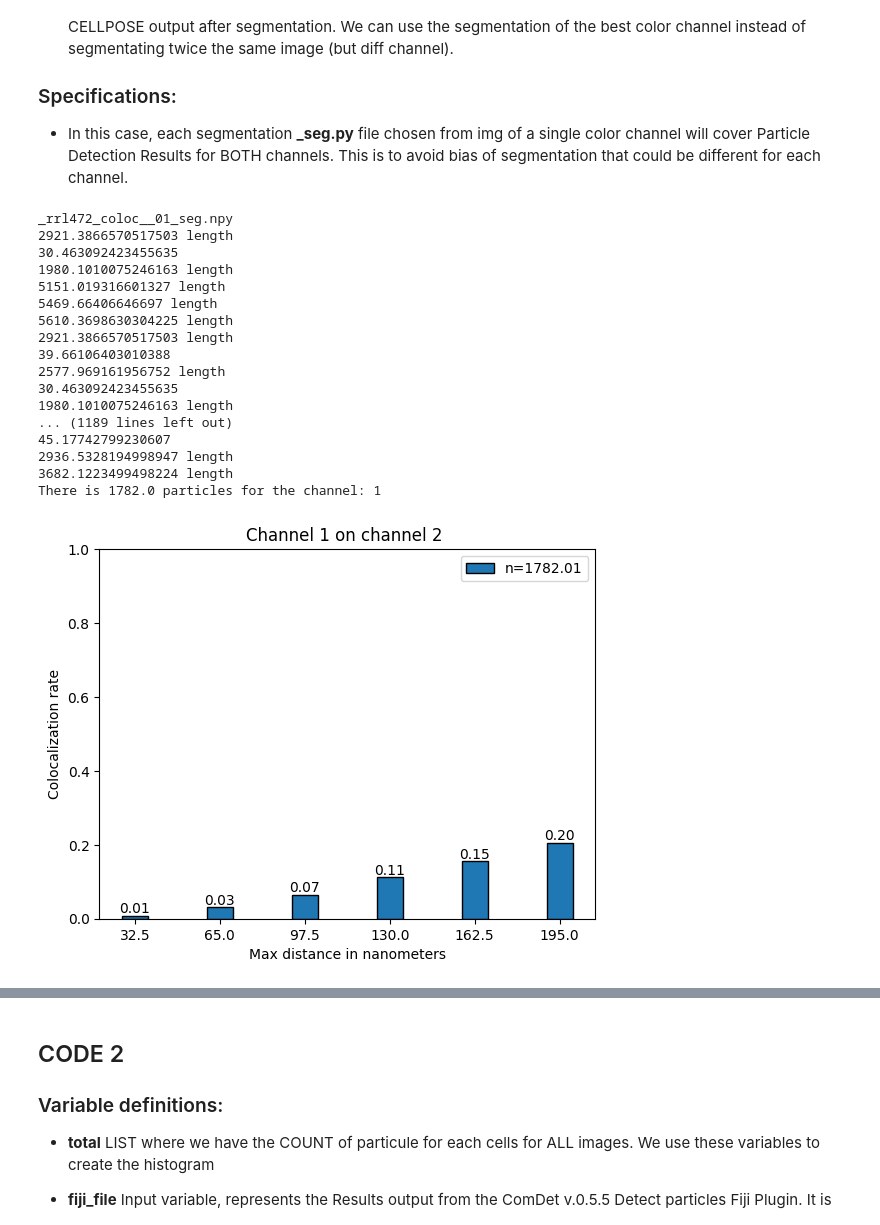
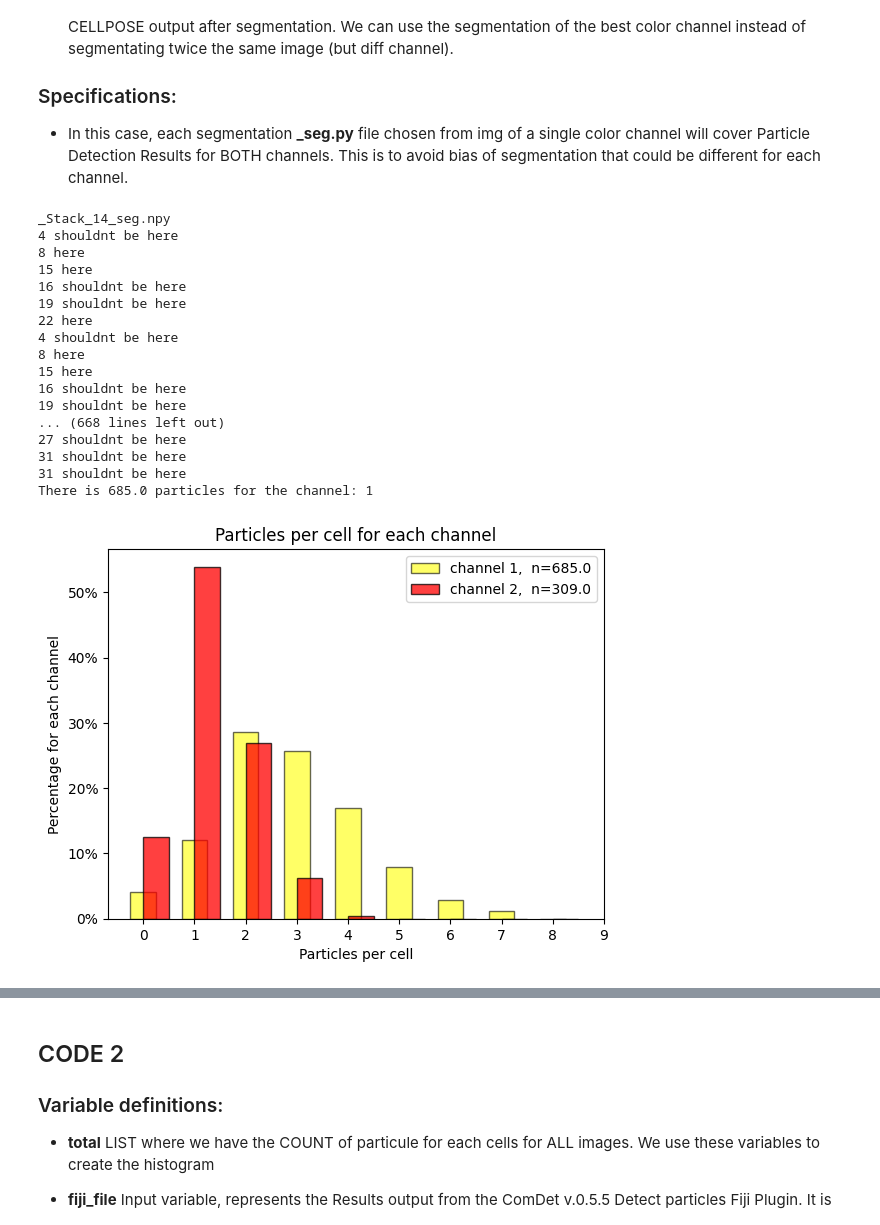
Before and after one commit to Reyes-LamotheLab/microscopy-analysis, a Jupyter notebook: Analysis_withCellpose.ipynb, the cells around one changed output, grey strips where cells are left out. Cells and saved outputs as stored; diff of their text form; code cells hidden in the pictures.

Commit message:
Added colocalization per cell size

```diff
--- a/Analysis_withCellpose.ipynb
+++ b/Analysis_withCellpose.ipynb
@@ -16,11 +16,12 @@ from matplotlib.ticker import PercentFormatter
 #-------------------INPUT THE DIRECTORIES HERE---------:
 #Directory for the output "Results" from the "particle_detection" script for FIJI
 
-directory_seg = "C:/Users/JpRas/Downloads/Test_Ceci/Test_Ceci/Segmentations/"
+directory_seg = "C:/Users/JpRas/RRL472_2__Images/Segmentations"
 
 #Directory for the output of CELLPOSE segmentation masks in which you put _seg.py files only
 
-directory_res="C:/Users/JpRas/Downloads/Test_Ceci/Test_Ceci/Images/particles_result/"
+directory_res="C:/Users/JpRas/RRL472_2__Images/Images/particles_result"
+
 #This iterate over files in directory_res and put it in a list
 
 
@@ -148,8 +149,8 @@ def table_creation(data, outlines, size, min):
 
             for j in range ( len(data)):
     #MAKE SURE TO FIRST OPEN THE RESULTS DATA TO SEE HOW THE COLUMNS WERE SAVED (sometimes FIJI saves the results with one extra empty column at the beginning)
-                x=data[j][1]   #CHANGE THIS SO THE COLUMN IS ALIGNED WITH X_(px)
-                y=data[j][2]    #CHANGE THIS SO THE COLUMN IS ALIGNED WITH Y_(px)
+                x=data[j][2]   #CHANGE THIS SO THE COLUMN IS ALIGNED WITH X_(px)
+                y=data[j][3]    #CHANGE THIS SO THE COLUMN IS ALIGNED WITH Y_(px)
                 coord=[x,y]
 
                 if point_in_poly(x,y,poly): #if particle inside the cell segmentation
@@ -164,7 +165,7 @@ def table_creation(data, outlines, size, min):
                     table[z][3]=lenght
                     table[z][4]=x
                     table[z][5]=y
-                    table[z][6]=data[j][11] ##CHANGE THIS SO THE COLUMN IS ALIGNED IntegratedInt
+                    table[z][6]=data[j][12] ##CHANGE THIS SO THE COLUMN IS ALIGNED IntegratedInt
                     table[z][7]=center[0]
                     table[z][8]=center[1]
                     table[z][9]=distance
@@ -419,7 +420,8 @@ def size_colocalization(Input_chan, other_chan, pixel_dist, table, size):
         if len(Input_chan[key1])==0: #if the cell chosen chanel has no particle go to next cell
             continue
 
-        elif len(other_chan[key1])==0: #if the cell other chanel has no particle return result=0
+        if len(other_chan[key1])==0:
+            print(key1, "here") #if the cell other chanel has no particle return result=0
             continue
 
         else:
@@ -438,11 +440,17 @@ def size_colocalization(Input_chan, other_chan, pixel_dist, table, size):
                     else:
                         continue
                 if boo:
-                    del other_chan[key1][candidate]
+                    print(key1, "shouldnt be here")
+                    if candidate < len(other_chan[key1]):
+                        del other_chan[key1][candidate]
+                    else:
+                        print(len(other_chan[key1]))
+                        print("Invalid candidate index:", candidate)
+                    #del other_chan[key1][candidate]
 
 
                     value=df.set_index('cell_id').loc[key1, 'cell_lenght']
-                    m1=value.size
+
                     if value.size>=2:
                         value=value.iloc[0]
 
@@ -590,56 +600,56 @@ for filename in sorted(os.listdir(directory_seg)):
     #----------------- COLOCALIZATION
 
         for key in new_dict.keys():
 
             inco=copy.deepcopy(coloc)
             othco=copy.deepcopy(coloc2)
             #print(othco)
             rate=colocalization(inco, othco, key)
             new_dict[key]+=rate
 
 
 
         for key in new_dict.keys():
 
             inco=copy.deepcopy(coloc)
             othco=copy.deepcopy(coloc2)
             #print(othco)
             res=size_colocalization(inco, othco, key, df1, size=pixel)
             res=np.array(res)
             dict_size[key].append(res)
 
 
-# #--------------Plot the histrogram of counts per cell
-# counts_histogram (total_1, total_2)
+#--------------Plot the histrogram of counts per cell
+counts_histogram (total_1, total_2)
 
-# #--------------Plot histogram for each size of cell
-# size_histogram (tot_1, tot_2, tot_3, tot_4, 1, total_1)
-# size_histogram (tot_1_2, tot_2_2, tot_3_2, tot_4_2, 2, total_2)
+#--------------Plot histogram for each size of cell
+size_histogram (tot_1, tot_2, tot_3, tot_4, 1, total_1)
+size_histogram (tot_1_2, tot_2_2, tot_3_2, tot_4_2, 2, total_2)
 
-# # #-------------Plot histogram for colocalization
+# #-------------Plot histogram for colocalization
 if channel==1:
     coloc_histogram(new_dict,total_1, "Channel 1 on channel 2 ", pixel, channel)
 else:
     coloc_histogram(new_dict,total_2, "Channel 2 on channel 1", pixel, channel)
 
-# distance_histogram(dist1, total_1, 1)
-# distance_histogram(dist2, total_2, 2)
+distance_histogram(dist1, total_1, 1)
+distance_histogram(dist2, total_2, 2)
 # %% [output]
-_rrl472_coloc__01_seg.npy
-2921.3866570517503 length
-30.463092423455635
-1980.1010075246163 length
-5151.019316601327 length
-5469.66406646697 length
-5610.3698630304225 length
-2921.3866570517503 length
-39.66106403010388
-2577.969161956752 length
-30.463092423455635
-1980.1010075246163 length
-... (1189 lines left out)
-45.17742799230607
-2936.5328194998947 length
-3682.1223499498224 length
-There is 1782.0 particles for the channel: 1
+_Stack_14_seg.npy
+4 shouldnt be here
+8 here
+15 here
+16 shouldnt be here
+19 shouldnt be here
+22 here
+4 shouldnt be here
+8 here
+15 here
+16 shouldnt be here
+19 shouldnt be here
+... (668 lines left out)
+27 shouldnt be here
+31 shouldnt be here
+31 shouldnt be here
+There is 685.0 particles for the channel: 1
-[figure, old version]
+[figure, new version]
```
Also changed, not shown: parts of 3 cells of this notebook.
